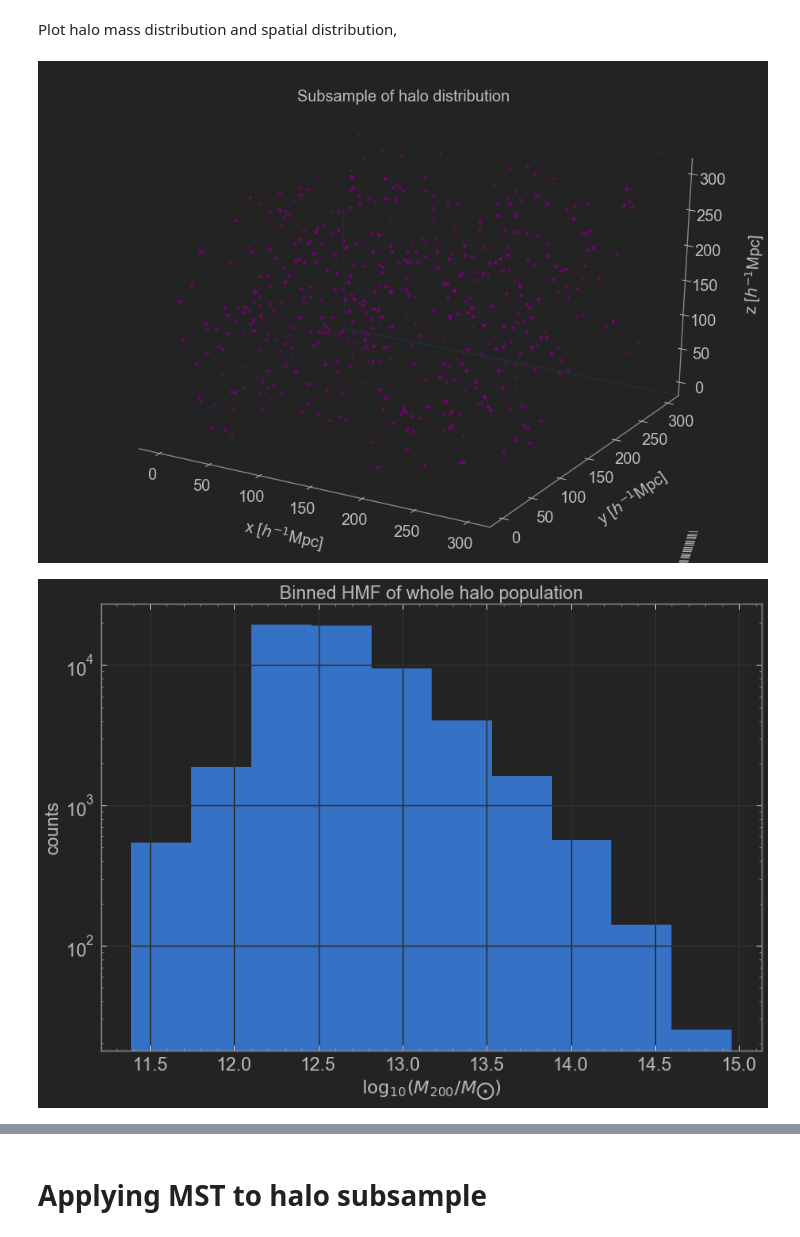
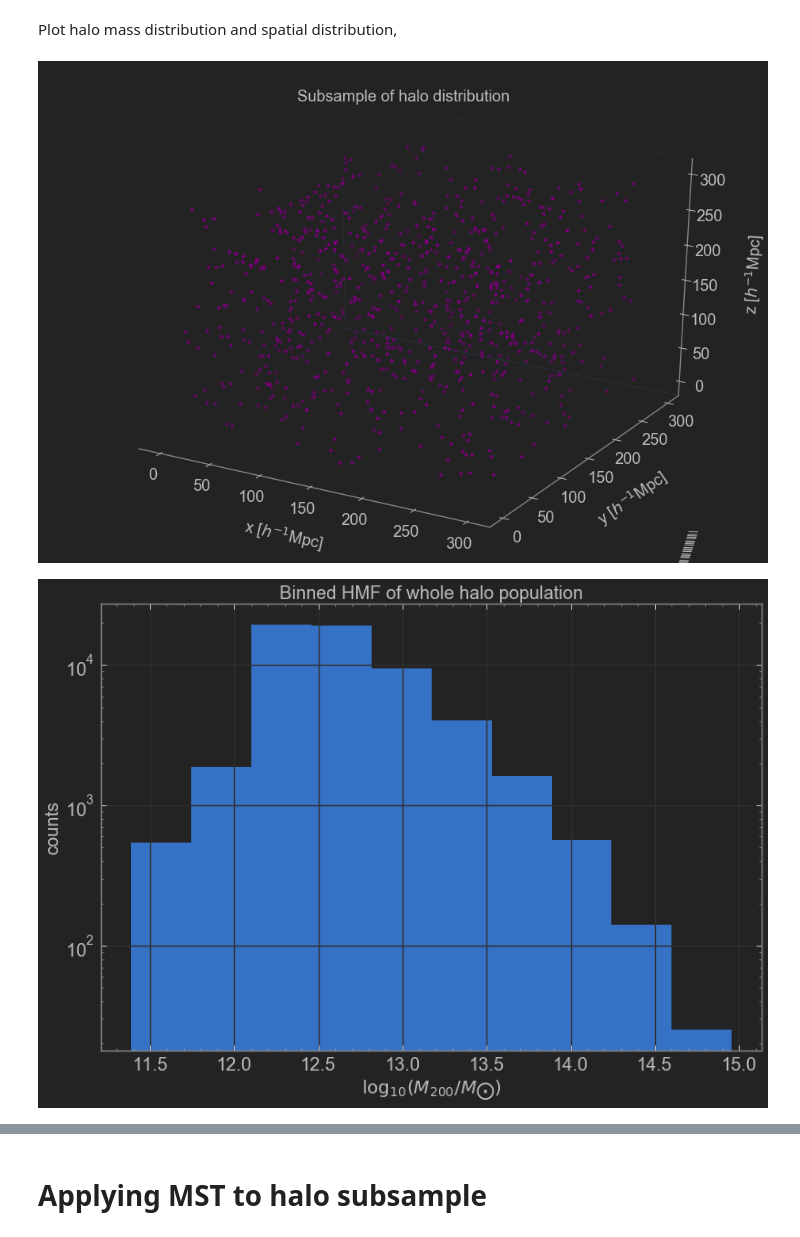
Before and after one commit to raul-bermejo/PHoH, a Jupyter notebook: src/Halo_MST.ipynb, the cells around one changed output, grey strips where cells are left out. Saved outputs shown, nothing was run; the diff lists cells and outputs as text; code cells hidden in the pictures.

```diff
--- a/src/Halo_MST.ipynb
+++ b/src/Halo_MST.ipynb
@@ -46,7 +50,7 @@ Exracting the data took 0.84 seconds.
 Plot halo mass distribution and spatial distribution,
 # %%
 # Subsampling the data
-n_subsamp = 500
+n_subsamp = 800
 
 samples = np.arange(n_halos)
 idx_subsamp = np.random.choice(samples, n_subsamp)
@@ -63,32 +67,32 @@ ax.set_xlabel("x [$h^{-1}$Mpc]", labelpad=30)
 ax.set_ylabel("y [$h^{-1}$Mpc]", labelpad=30)
 ax.set_zlabel("z [$h^{-1}$Mpc]", labelpad=30)
 ax.set_title("Subsample of halo distribution")
 ax.xaxis.pane.fill = False
 ax.yaxis.pane.fill = False
 ax.zaxis.pane.fill = False
 # Now set color to white (or whatever is "invisible")
 ax.xaxis.pane.set_edgecolor('b')
 ax.yaxis.pane.set_edgecolor('b')
 ax.zaxis.pane.set_edgecolor('b')
 # ax.set_axis_off()
 ax.grid(False)
 plt.tight_layout()
 if True:
     plt.savefig('Halo__Subsample__Distribution.png', format='png', dpi=200, pad_inches=0.1, bbox_inches='tight')
 plt.show()
 
 plt.figure(figsize=(13,9))
 plt.hist(log_m)
 plt.xlabel(r"$\log_{10}(M_{200}/M_{\bigodot})$")
 plt.yscale("log")
 plt.ylabel("counts")
 plt.title("Binned HMF of whole halo population")
 if False:
     plt.savefig('Halo__Binned_HMF.png', format='png', dpi=200, pad_inches=0.1, bbox_inches='tight')
 plt.show()
 
 end2 = time.time()
 print(f"Plotting the particles' position and the binned HMF took {end2-start2:.2f} seconds.")
 # %% [output]
-[figure, old version]
+[figure, new version]
 [figure]
```
Also changed, not shown: parts of 13 cells of this notebook.
